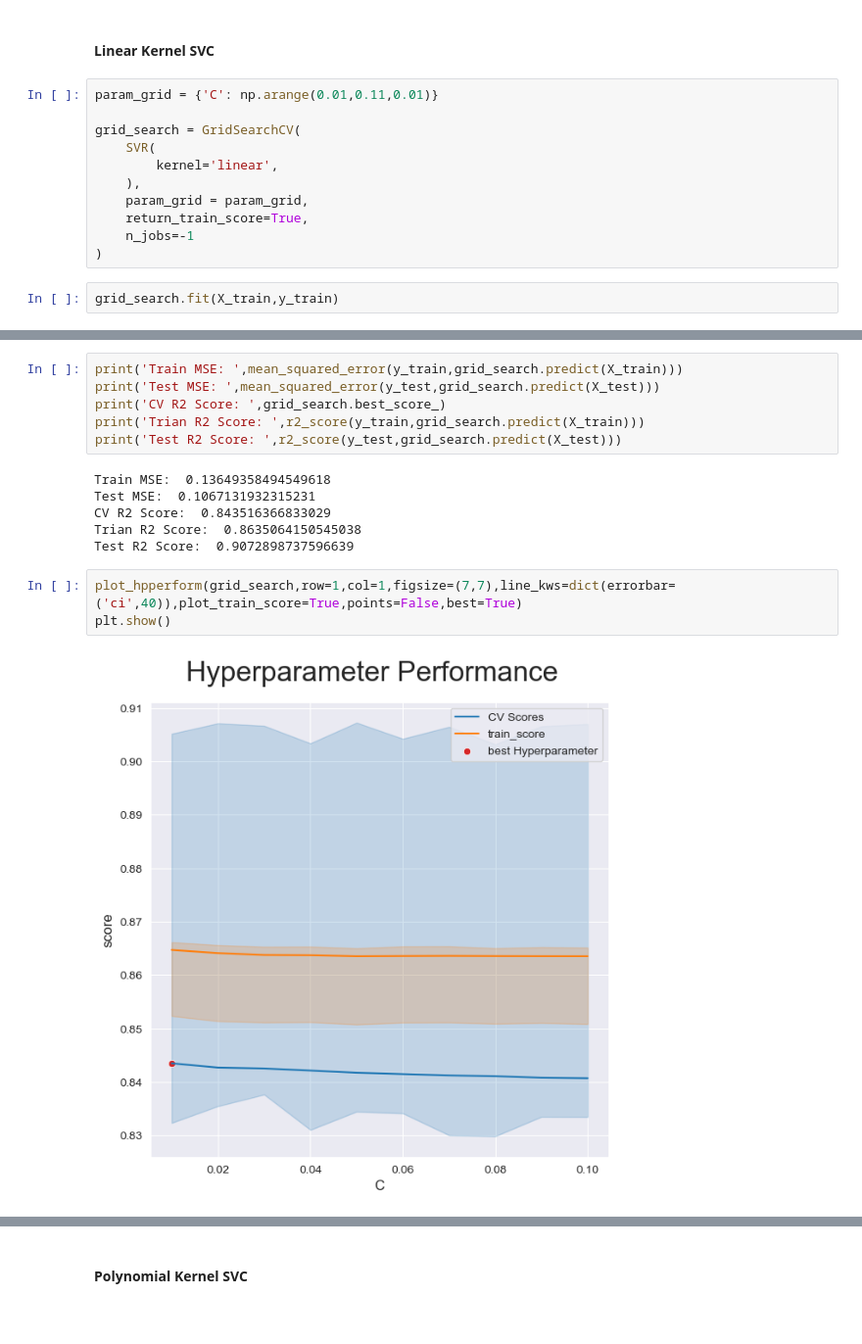
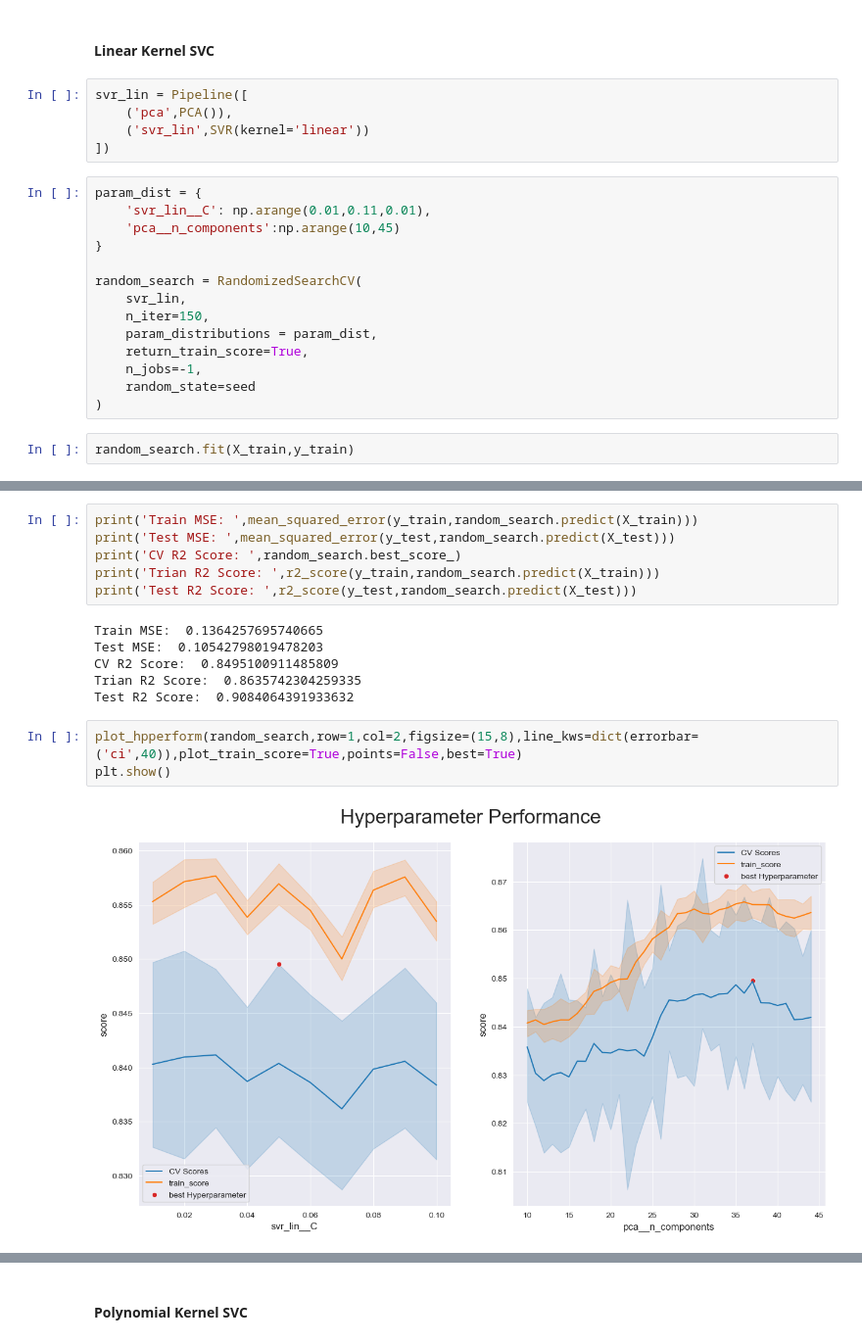
Before and after one commit to redowansakib/Machine-Learning-Projects, a Jupyter notebook: House Price Prediction/Linear, Kernel and Distance based models.ipynb, the cells around one changed output, grey strips where cells are left out. Shown at 98% size. Cells and saved outputs as stored; diff of their text form; blank space fills up the shorter version.

Commit message:
Updating House Prediction

```diff
--- a/House Price Prediction/Linear, Kernel and Distance based models.ipynb
+++ b/House Price Prediction/Linear, Kernel and Distance based models.ipynb
@@ -325,17 +325,25 @@ Test R2 Score:  0.8604480383080455
 ### Support Vector Machine
 # %% [markdown]
 #### Linear Kernel SVC
+# %%
+svr_lin = Pipeline([
+    ('pca',PCA()),
+    ('svr_lin',SVR(kernel='linear'))
+])
 # %%
-param_grid = {'C': np.arange(0.01,0.11,0.01)}
+param_dist = {
+    'svr_lin__C': np.arange(0.01,0.11,0.01),
+    'pca__n_components':np.arange(10,45)
+}
 
-grid_search = GridSearchCV(
-    SVR(
-        kernel='linear',
-    ),
-    param_grid = param_grid,
+random_search = RandomizedSearchCV(
+    svr_lin,
+    n_iter=150,
+    param_distributions = param_dist,
     return_train_score=True,
-    n_jobs=-1
+    n_jobs=-1,
+    random_state=seed
 )
 # %%
-grid_search.fit(X_train,y_train)
+random_search.fit(X_train,y_train)
 # %% [output]
@@ -349,18 +363,18 @@ grid_search.best_params_
 # %%
-print('Train MSE: ',mean_squared_error(y_train,grid_search.predict(X_train)))
-print('Test MSE: ',mean_squared_error(y_test,grid_search.predict(X_test)))
-print('CV R2 Score: ',grid_search.best_score_)
-print('Trian R2 Score: ',r2_score(y_train,grid_search.predict(X_train)))
-print('Test R2 Score: ',r2_score(y_test,grid_search.predict(X_test)))
+print('Train MSE: ',mean_squared_error(y_train,random_search.predict(X_train)))
+print('Test MSE: ',mean_squared_error(y_test,random_search.predict(X_test)))
+print('CV R2 Score: ',random_search.best_score_)
+print('Trian R2 Score: ',r2_score(y_train,random_search.predict(X_train)))
+print('Test R2 Score: ',r2_score(y_test,random_search.predict(X_test)))
 # %% [output]
-Train MSE:  0.13649358494549618
-Test MSE:  0.1067131932315231
-CV R2 Score:  0.843516366833029
-Trian R2 Score:  0.8635064150545038
-Test R2 Score:  0.9072898737596639
+Train MSE:  0.1364257695740665
+Test MSE:  0.10542798019478203
+CV R2 Score:  0.8495100911485809
+Trian R2 Score:  0.8635742304259335
+Test R2 Score:  0.9084064391933632
 # %%
-plot_hpperform(grid_search,row=1,col=1,figsize=(7,7),line_kws=dict(errorbar=('ci',40)),plot_train_score=True,points=False,best=True)
+plot_hpperform(random_search,row=1,col=2,figsize=(15,8),line_kws=dict(errorbar=('ci',40)),plot_train_score=True,points=False,best=True)
 plt.show()
 # %% [output]
-[figure, old version]
+[figure, new version]
 # %%
```
Also changed, not shown: parts of 7 cells of this notebook.
